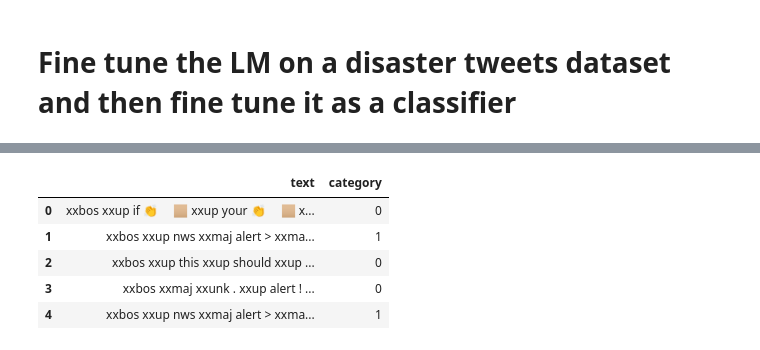
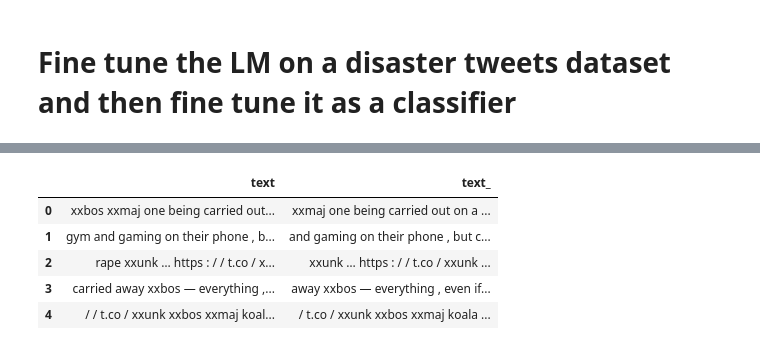
Before and after one commit to tommasomncttn/EffectiveEssayWithNLP, a Jupyter notebook: ULMfiT.ipynb, the cells around one changed output, grey strips where cells are left out. Saved outputs shown, nothing was run; the diff lists cells and outputs as text; code cells hidden in the pictures.

```diff
--- a/ULMfiT.ipynb
+++ b/ULMfiT.ipynb
@@ -51,5 +53,5 @@ learn.show_results()
 # %%
-dataset = pd.read_csv("/content/drive/MyDrive/ML_proj/tweets.csv")
-dataset.drop(columns = ["keyword", "location","id"], inplace =True)
+dataset = pd.read_csv("/content/drive/MyDrive/ML_proj/tweets.csv",)
+dataset.drop(columns = ["id", "keyword",	"location", "target"], inplace =True)
 dataset.head()
 # %% [output]
@@ -90,16 +60,16 @@ plt.show()
 # %%
 dls_lm = TextDataLoaders.from_df(dataset, path='.', valid_pct=0.2, seed=None,
                           text_col=0, label_col=1, label_delim=None,
-                          y_block=None, text_vocab=None, is_lm=False,
+                          y_block=None, text_vocab=None, is_lm=True,
                           valid_col=None, tok_tfm=None,
-                          tok_text_col='text', seq_len=32, bs=39)
+                          tok_text_col='text', seq_len=72, bs=32)
 dls_lm.show_batch(max_n=5)
 # %% [output]
 [interactive output not drawn]
-|  | text | category |
-| 0 | xxbos xxup if 👏 🏼 xxup your 👏 🏼 x... | 0 |
-| 1 | xxbos xxup nws xxmaj alert > xxma... | 1 |
-| 2 | xxbos xxup this xxup should xxup ... | 0 |
-| 3 | xxbos xxmaj xxunk . xxup alert ! ... | 0 |
-| 4 | xxbos xxup nws xxmaj alert > xxma... | 1 |
+|  | text | text_ |
+| 0 | xxbos xxmaj one being carried out... | xxmaj one being carried out on a ... |
+| 1 | gym and gaming on their phone , b... | and gaming on their phone , but c... |
+| 2 | rape xxunk … https : / / t.co / x... | xxunk … https : / / t.co / xxunk ... |
+| 3 | carried away xxbos — everything ,... | away xxbos — everything , even if... |
+| 4 | / / t.co / xxunk xxbos xxmaj koal... | / t.co / xxunk xxbos xxmaj koala ... |
 # %%
```
Also changed, not shown: parts of 19 cells of this notebook.
